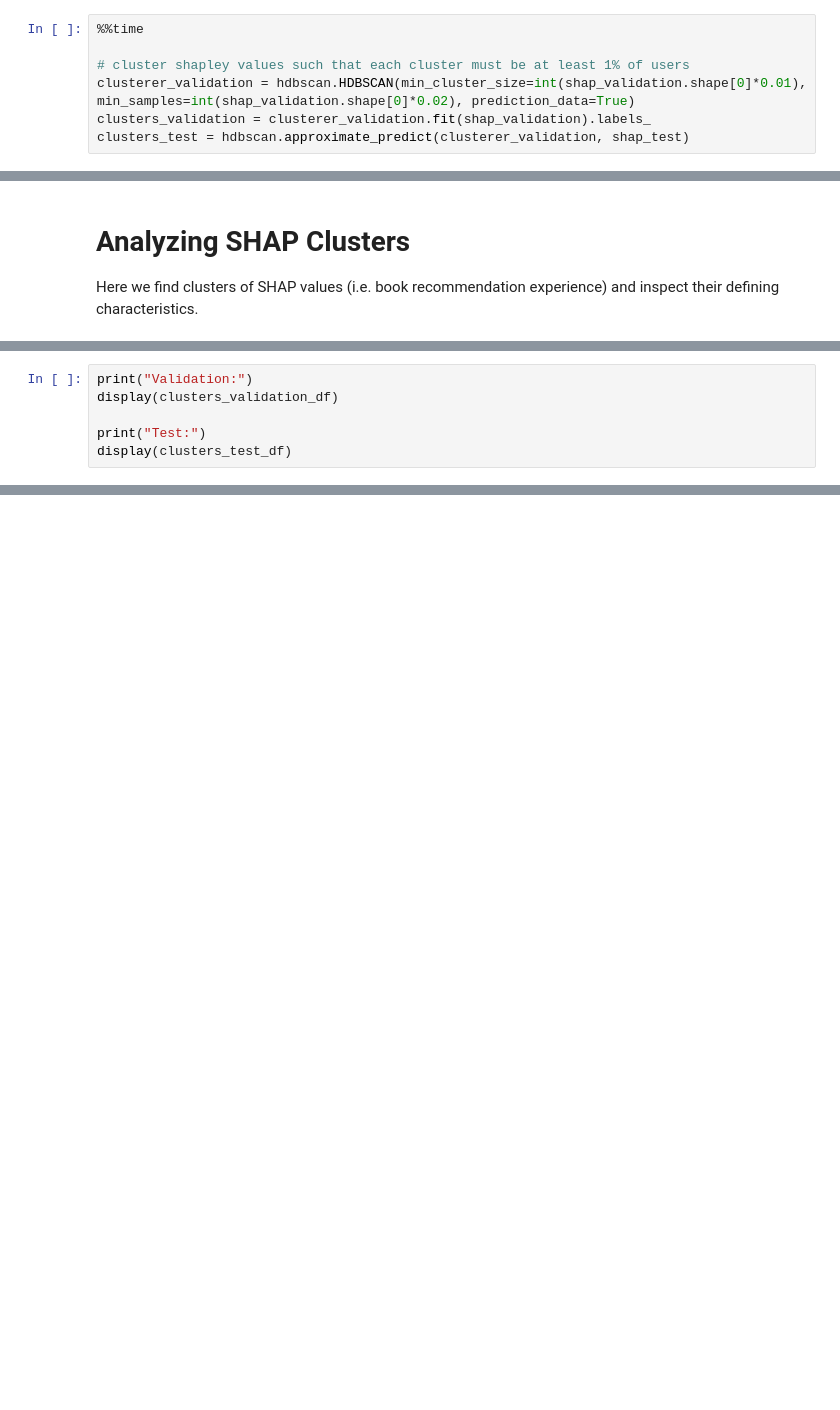
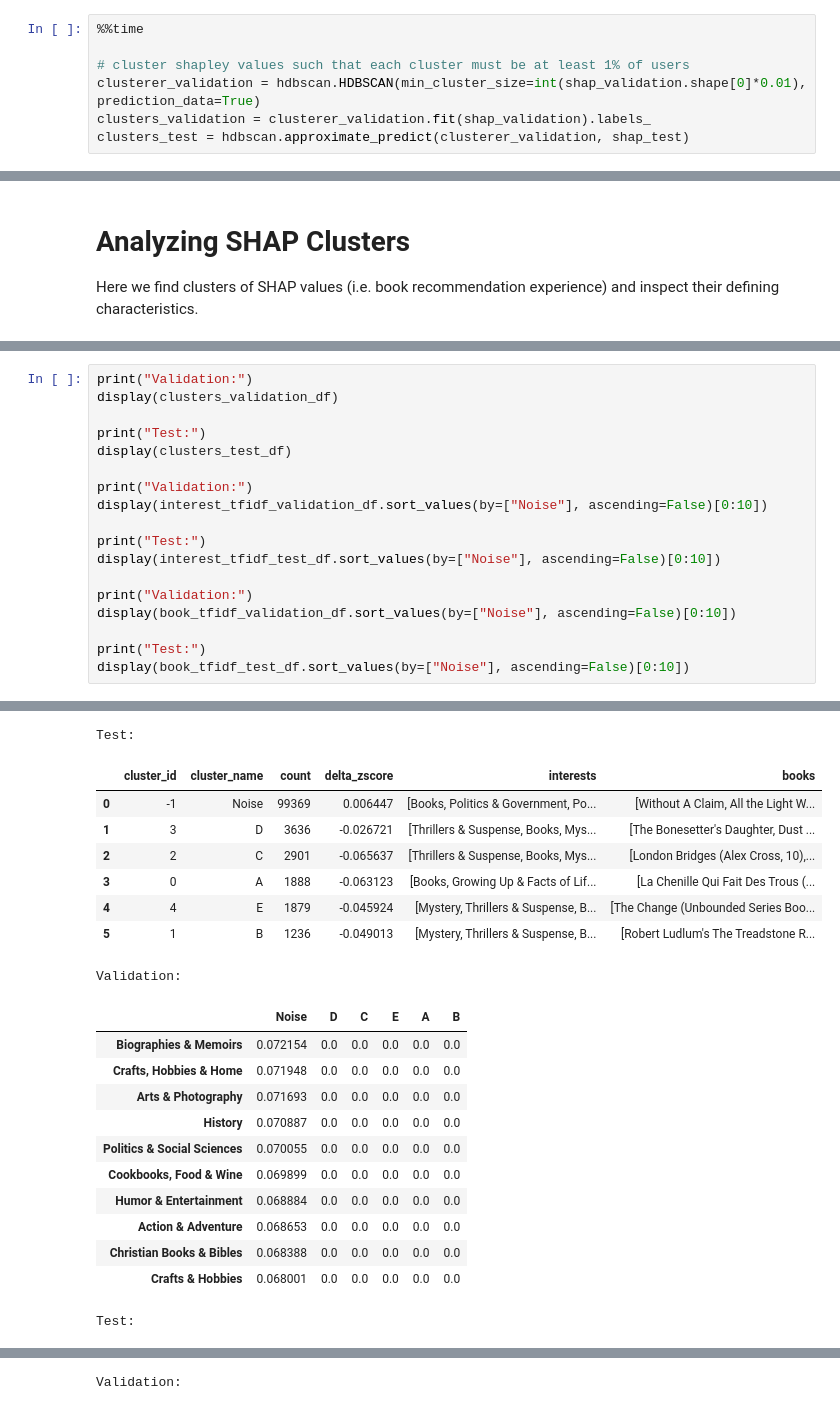
Before and after one commit to dmallinger/ml-examples, a Jupyter notebook: notebooks/opportunity-cohorts.ipynb, the cells around one changed output, grey strips where cells are left out. Drawn from its saved outputs; the diff is of its cells as text; blank space fills up the shorter version.

```diff
--- a/notebooks/opportunity-cohorts.ipynb
+++ b/notebooks/opportunity-cohorts.ipynb
@@ -410,6 +427,6 @@ Users with similar SHAP values are presumed to have similar algorithm experience
 %%time
 
 # cluster shapley values such that each cluster must be at least 1% of users
-clusterer_validation = hdbscan.HDBSCAN(min_cluster_size=int(shap_validation.shape[0]*0.01), min_samples=int(shap_validation.shape[0]*0.02), prediction_data=True)
+clusterer_validation = hdbscan.HDBSCAN(min_cluster_size=int(shap_validation.shape[0]*0.01), prediction_data=True)
 clusters_validation = clusterer_validation.fit(shap_validation).labels_
 clusters_test = hdbscan.approximate_predict(clusterer_validation, shap_test)
@@ -450,3 +489,16 @@ display(clusters_validation_df)
 
 print("Test:")
 display(clusters_test_df)
+
+print("Validation:")
+display(interest_tfidf_validation_df.sort_values(by=["Noise"], ascending=False)[0:10])
+
+print("Test:")
+display(interest_tfidf_test_df.sort_values(by=["Noise"], ascending=False)[0:10])
+
+print("Validation:")
+display(book_tfidf_validation_df.sort_values(by=["Noise"], ascending=False)[0:10])
+
+print("Test:")
+display(book_tfidf_test_df.sort_values(by=["Noise"], ascending=False)[0:10])
+# %% [output]
@@ -452,0 +513,21 @@ display(clusters_test_df)
+Test:
+|  | cluster_id | cluster_name | count | delta_zscore | interests | books |
+| 0 | -1 | Noise | 99369 | 0.006447 | [Books, Politics & Government, Po... | [Without A Claim, All the Light W... |
+| 1 | 3 | D | 3636 | -0.026721 | [Thrillers & Suspense, Books, Mys... | [The Bonesetter's Daughter, Dust ... |
+| 2 | 2 | C | 2901 | -0.065637 | [Thrillers & Suspense, Books, Mys... | [London Bridges (Alex Cross, 10),... |
+| 3 | 0 | A | 1888 | -0.063123 | [Books, Growing Up & Facts of Lif... | [La Chenille Qui Fait Des Trous (... |
+| 4 | 4 | E | 1879 | -0.045924 | [Mystery, Thrillers & Suspense, B... | [The Change (Unbounded Series Boo... |
+| 5 | 1 | B | 1236 | -0.049013 | [Mystery, Thrillers & Suspense, B... | [Robert Ludlum's The Treadstone R... |
+Validation:
+|  | Noise | D | C | E | A | B |
+| Biographies & Memoirs | 0.072154 | 0.0 | 0.0 | 0.0 | 0.0 | 0.0 |
+| Crafts, Hobbies & Home | 0.071948 | 0.0 | 0.0 | 0.0 | 0.0 | 0.0 |
+| Arts & Photography | 0.071693 | 0.0 | 0.0 | 0.0 | 0.0 | 0.0 |
+| History | 0.070887 | 0.0 | 0.0 | 0.0 | 0.0 | 0.0 |
+| Politics & Social Sciences | 0.070055 | 0.0 | 0.0 | 0.0 | 0.0 | 0.0 |
+| Cookbooks, Food & Wine | 0.069899 | 0.0 | 0.0 | 0.0 | 0.0 | 0.0 |
+| Humor & Entertainment | 0.068884 | 0.0 | 0.0 | 0.0 | 0.0 | 0.0 |
+| Action & Adventure | 0.068653 | 0.0 | 0.0 | 0.0 | 0.0 | 0.0 |
+| Christian Books & Bibles | 0.068388 | 0.0 | 0.0 | 0.0 | 0.0 | 0.0 |
+| Crafts & Hobbies | 0.068001 | 0.0 | 0.0 | 0.0 | 0.0 | 0.0 |
+Test:
@@ -452,0 +545 @@ display(clusters_test_df)
+Validation:
```
Also changed, not shown: parts of 14 cells of this notebook.
